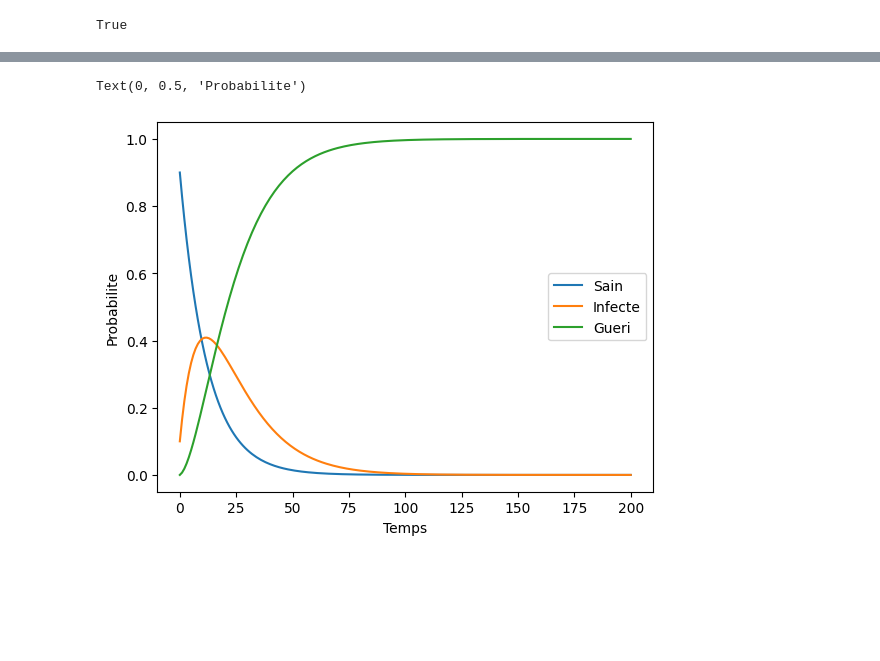
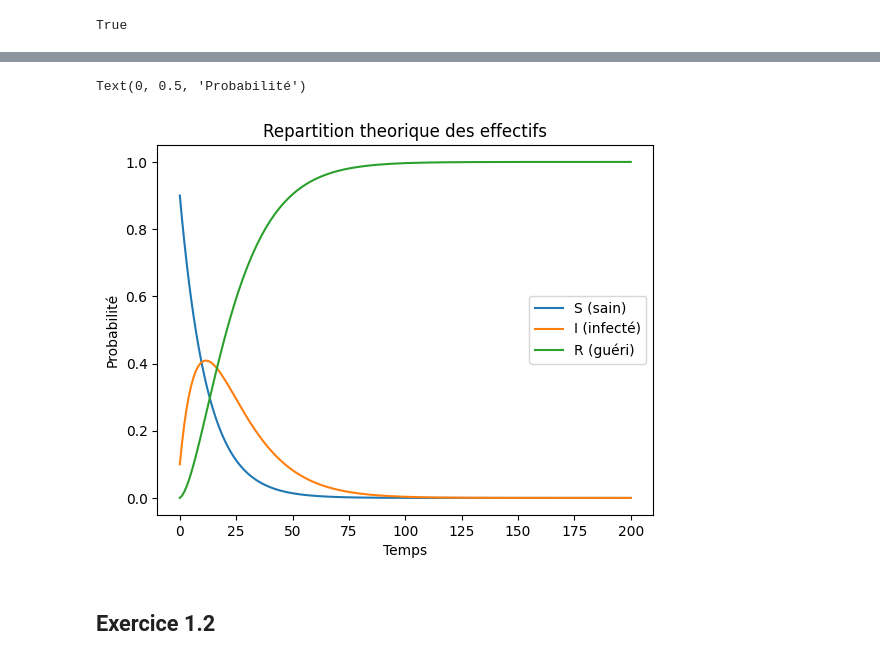
Before and after one commit to dorinm17/markov-chains, a Jupyter notebook: notebook.ipynb, the cells around one changed output, grey strips where cells are left out. Cells and saved outputs as stored; diff of their text form; code cells hidden in the pictures; blank space fills up the shorter version.

```diff
--- a/notebook.ipynb
+++ b/notebook.ipynb
@@ -52,13 +52,14 @@ def mult_vect_matrix(v, M):
 
     return new_v
 
-def pi_distribution(pi0, A):
+def pi_distribution(pi0, A, time):
     pi_distrib = [pi0]
 
-    for i in range(200):
+    for i in range(time - 1):
         new_pi = mult_vect_matrix(pi_distrib[i], A)
         pi_distrib.append(new_pi)
 
     return pi_distrib
 
-pi_distrib = pi_distribution(pi0, A)
+time = 201
+pi_distribution(pi0, A, time)
@@ -65,12 +84,16 @@ pi_distrib = pi_distribution(pi0, A)
 # %%
 import matplotlib.pyplot as plt
 
-plt.plot(range(201), [pi_distrib[i][0] for i in range(201)])
-plt.plot(range(201), [pi_distrib[i][1] for i in range(201)])
-plt.plot(range(201), [pi_distrib[i][2] for i in range(201)])
-plt.legend(['Sain', 'Infecte', 'Gueri'])
+pi_distrib = pi_distribution(pi0, A, time)
+plt.plot(range(time), [pi_distrib[i][0] for i in range(time)])
+plt.plot(range(time), [pi_distrib[i][1] for i in range(time)])
+plt.plot(range(time), [pi_distrib[i][2] for i in range(time)])
+plt.title('Repartition theorique des effectifs')
+plt.legend(['S (sain)', 'I (infecté)', 'R (guéri)'])
 plt.xlabel('Temps')
-plt.ylabel('Probabilite')
+plt.ylabel('Probabilité')
 # %% [output]
-Text(0, 0.5, 'Probabilite')
+Text(0, 0.5, 'Probabilité')
-[figure, old version]
+[figure, new version]
+# %% [markdown]
+## Exercice 1.2
```
Also changed, not shown: parts of 11 cells of this notebook.
